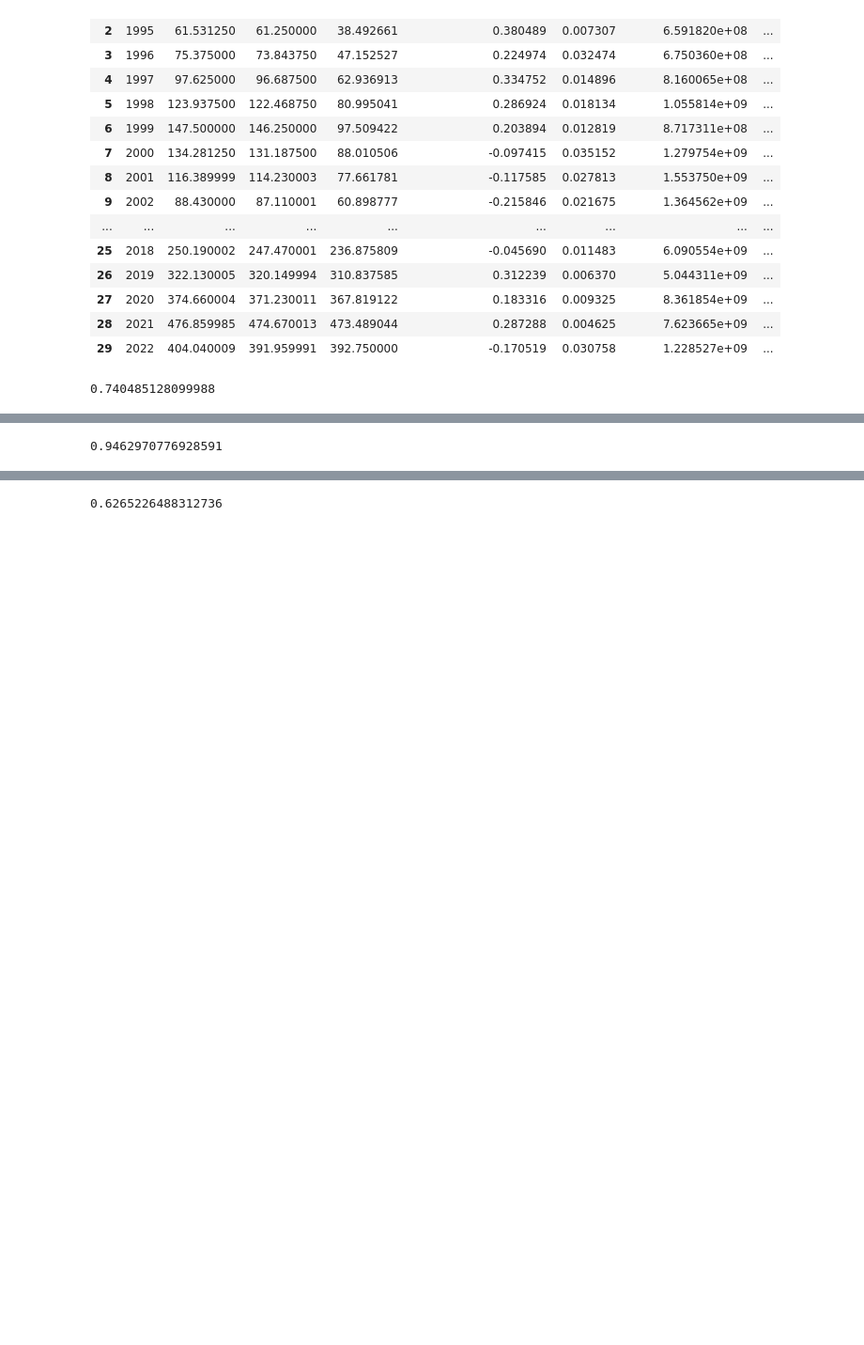
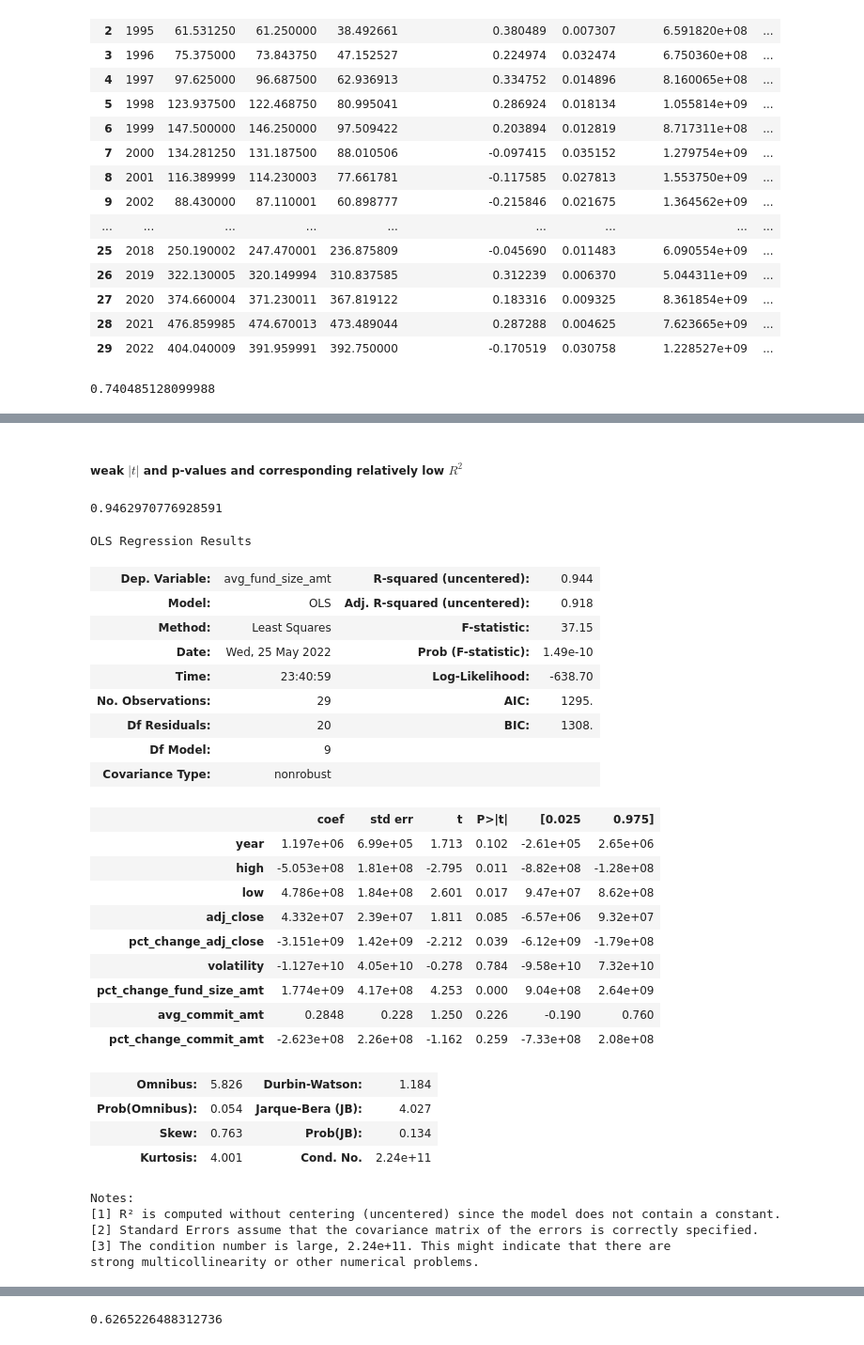
Before and after one commit to anjanaiyer/svb_practicum, a Jupyter notebook: buyouts/buyouts_sp_test.ipynb, the cells around one changed output, grey strips where cells are left out. Shown at 94% size. Drawn from its saved outputs; the diff is of its cells as text; code cells hidden in the pictures; blank space fills up the shorter version.

```diff
--- a/buyouts/buyouts_sp_test.ipynb
+++ b/buyouts/buyouts_sp_test.ipynb
@@ -708,0 +746,8 @@ rsq_model_lp1
+# %%
+X_lp1 = df_merged.drop(columns=['pct_change_fund_size_amt', 'volatility', 'avg_commit_amt', 'pct_change_commit_amt',
+                               'year'])
+
+x_prime = sm.add_constant(X_lp1)
+model_lp1_ols = sm.OLS(y_lp1, X_lp1)
+res_lp1 = model_lp1_ols.fit()
+res_lp1.summary()
@@ -709,3 +780,5 @@ rsq_model_lp1
+# %% [markdown]
+##### weak $\left\lvert t \right\rvert$ and p-values and corresponding relatively low $R^{2}$
 # %%
 # using all variables to predict avg_fund_size_amt
 
@@ -720,3 +793,40 @@ rsq_model_lp2 = model_lp2.score(X_lp2, y_lp2)
 rsq_model_lp2
 # %% [output]
 0.9462970776928591
+# %%
+# verify p-value
+
+x_prime2 = sm.add_constant(X_lp2)
+model_lp2_ols = sm.OLS(y_lp2, X_lp2)
+res_lp2 = model_lp2_ols.fit()
+res_lp2.summary()
+# %% [output]
+OLS Regression Results
+| Dep. Variable: | avg_fund_size_amt | R-squared (uncentered): | 0.944 |
+| Model: | OLS | Adj. R-squared (uncentered): | 0.918 |
+| Method: | Least Squares | F-statistic: | 37.15 |
+| Date: | Wed, 25 May 2022 | Prob (F-statistic): | 1.49e-10 |
+| Time: | 23:40:59 | Log-Likelihood: | -638.70 |
+| No. Observations: | 29 | AIC: | 1295. |
+| Df Residuals: | 20 | BIC: | 1308. |
+| Df Model: | 9 |  |  |
+| Covariance Type: | nonrobust |  |  |
+|  | coef | std err | t | P>|t| | [0.025 | 0.975] |
+| year | 1.197e+06 | 6.99e+05 | 1.713 | 0.102 | -2.61e+05 | 2.65e+06 |
+| high | -5.053e+08 | 1.81e+08 | -2.795 | 0.011 | -8.82e+08 | -1.28e+08 |
+| low | 4.786e+08 | 1.84e+08 | 2.601 | 0.017 | 9.47e+07 | 8.62e+08 |
+| adj_close | 4.332e+07 | 2.39e+07 | 1.811 | 0.085 | -6.57e+06 | 9.32e+07 |
+| pct_change_adj_close | -3.151e+09 | 1.42e+09 | -2.212 | 0.039 | -6.12e+09 | -1.79e+08 |
+| volatility | -1.127e+10 | 4.05e+10 | -0.278 | 0.784 | -9.58e+10 | 7.32e+10 |
+| pct_change_fund_size_amt | 1.774e+09 | 4.17e+08 | 4.253 | 0.000 | 9.04e+08 | 2.64e+09 |
+| avg_commit_amt | 0.2848 | 0.228 | 1.250 | 0.226 | -0.190 | 0.760 |
+| pct_change_commit_amt | -2.623e+08 | 2.26e+08 | -1.162 | 0.259 | -7.33e+08 | 2.08e+08 |
+| Omnibus: | 5.826 | Durbin-Watson: | 1.184 |
+| Prob(Omnibus): | 0.054 | Jarque-Bera (JB): | 4.027 |
+| Skew: | 0.763 | Prob(JB): | 0.134 |
+| Kurtosis: | 4.001 | Cond. No. | 2.24e+11 |
+Notes:
+[1] R² is computed without centering (uncentered) since the model does not contain a constant.
+[2] Standard Errors assume that the covariance matrix of the errors is correctly specified.
+[3] The condition number is large, 2.24e+11. This might indicate that there are
+strong multicollinearity or other numerical problems.
```
Also changed, not shown: parts of 20 cells of this notebook.
